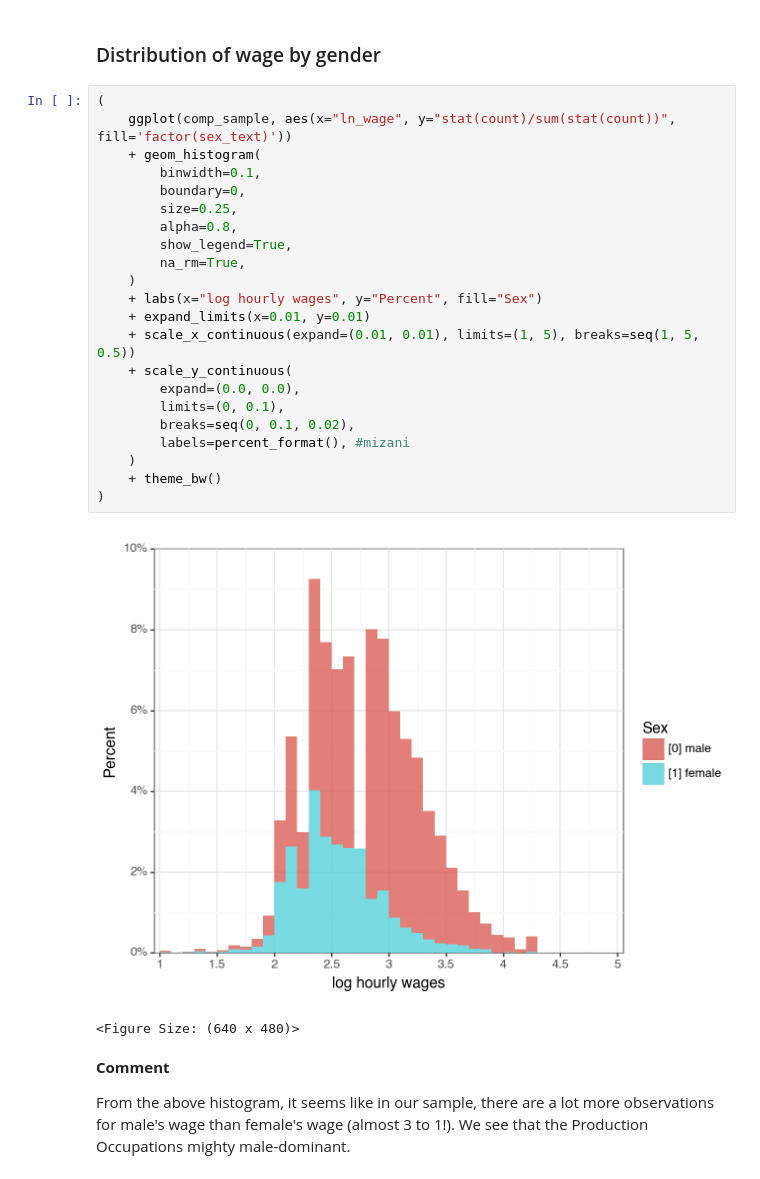
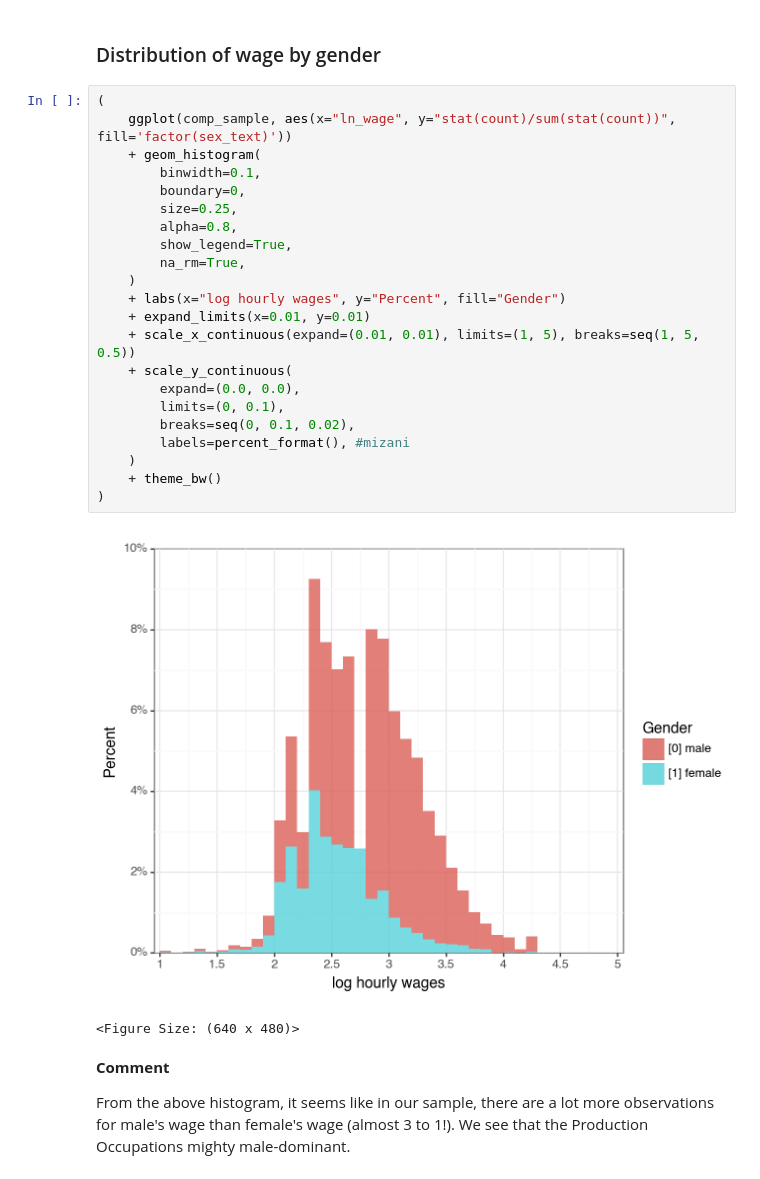
Before and after one commit to viethngn/CEU_MSc_BA_ECBS5142_Data_Analysis_2, a Jupyter notebook: assignment1/assignment1.ipynb, the cells around one changed output. Saved outputs shown, nothing was run; the diff lists cells and outputs as text.

```diff
--- a/assignment1/assignment1.ipynb
+++ b/assignment1/assignment1.ipynb
@@ -87,27 +87,27 @@ In the Production Occupations sample, we have a total of 9205 observations, none
 # %%
 (
     ggplot(comp_sample, aes(x="ln_wage", y="stat(count)/sum(stat(count))", fill='factor(sex_text)'))
     + geom_histogram(
         binwidth=0.1,
         boundary=0,
         size=0.25,
         alpha=0.8,
         show_legend=True,
         na_rm=True,
     )
-    + labs(x="log hourly wages", y="Percent", fill="Sex")
+    + labs(x="log hourly wages", y="Percent", fill="Gender")
     + expand_limits(x=0.01, y=0.01)
     + scale_x_continuous(expand=(0.01, 0.01), limits=(1, 5), breaks=seq(1, 5, 0.5))
     + scale_y_continuous(
         expand=(0.0, 0.0),
         limits=(0, 0.1),
         breaks=seq(0, 0.1, 0.02),
         labels=percent_format(), #mizani
     )
     + theme_bw()
 )
 # %% [output]
-[figure, old version]
+[figure, new version]
 <Figure Size: (640 x 480)>
 # %% [markdown]
 **Comment**
```
Also changed, not shown: parts of 2 cells of this notebook, 1 other file.
